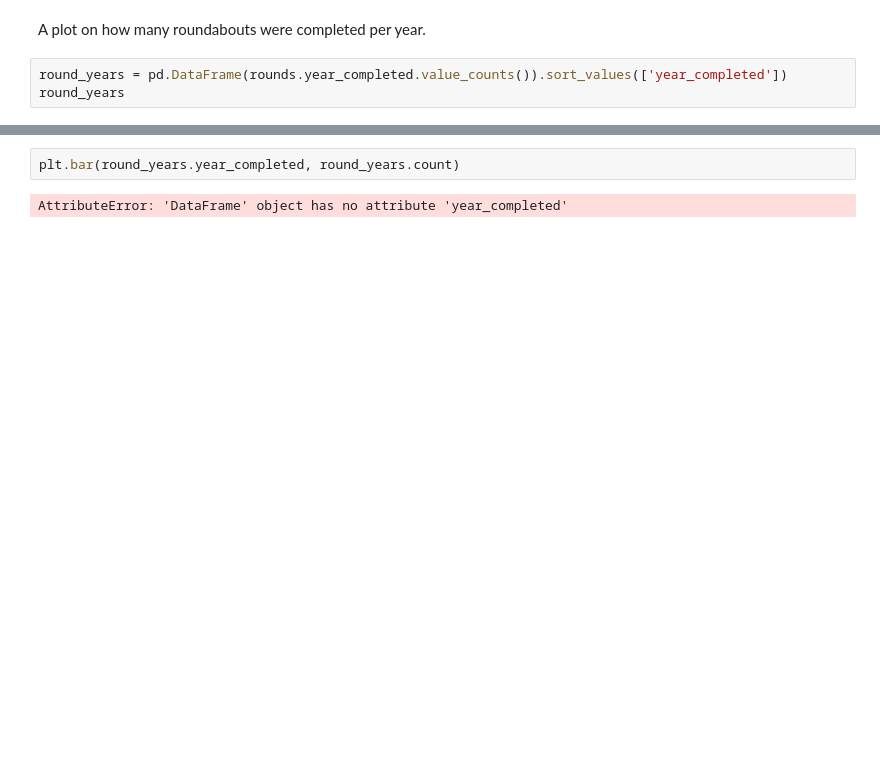
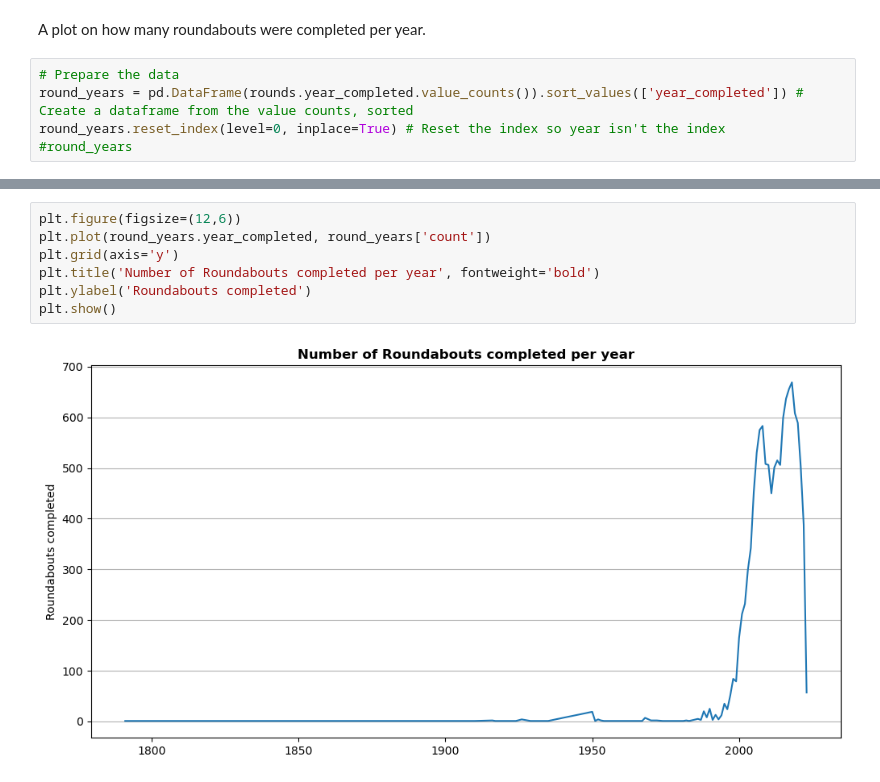
Before and after one commit to leenoah390/tidytuesday_practice, a Jupyter notebook: 20251216/tidy_tuesday-20251216.ipynb, the cells around one changed output, grey strips where cells are left out. Saved outputs shown, nothing was run; the diff lists cells and outputs as text; blank space fills up the shorter version.

```diff
--- a/20251216/tidy_tuesday-20251216.ipynb
+++ b/20251216/tidy_tuesday-20251216.ipynb
@@ -67,5 +67,7 @@ rounds.head()
 # %% [markdown]
 A plot on how many roundabouts were completed per year.
 # %%
-round_years = pd.DataFrame(rounds.year_completed.value_counts()).sort_values(['year_completed'])
-round_years
+# Prepare the data
+round_years = pd.DataFrame(rounds.year_completed.value_counts()).sort_values(['year_completed']) # Create a dataframe from the value counts, sorted
+round_years.reset_index(level=0, inplace=True) # Reset the index so year isn't the index
+#round_years
@@ -87,4 +105,9 @@ round_years
 # %%
-plt.bar(round_years.year_completed, round_years.count)
+plt.figure(figsize=(12,6))
+plt.plot(round_years.year_completed, round_years['count'])
+plt.grid(axis='y')
+plt.title('Number of Roundabouts completed per year', fontweight='bold')
+plt.ylabel('Roundabouts completed')
+plt.show()
 # %% [output]
-AttributeError: 'DataFrame' object has no attribute 'year_completed'
+[figure, added]
```
Also changed, not shown: parts of 10 cells of this notebook.
